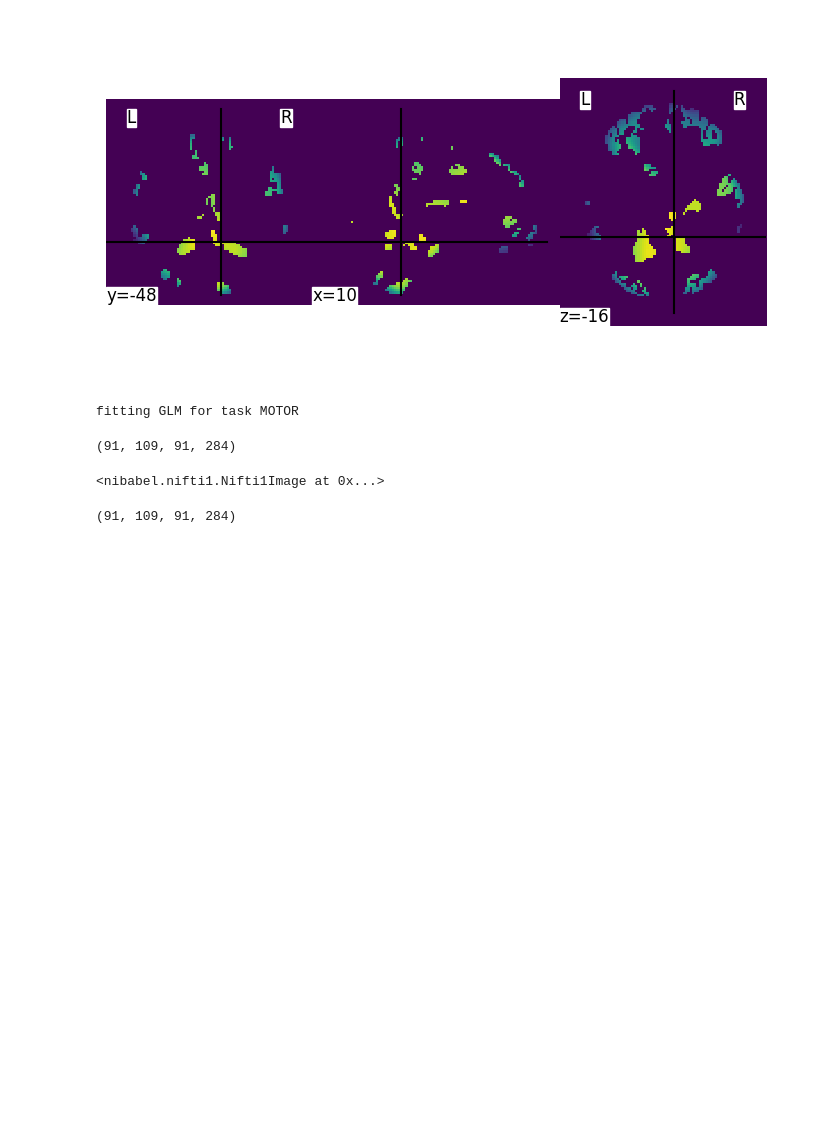
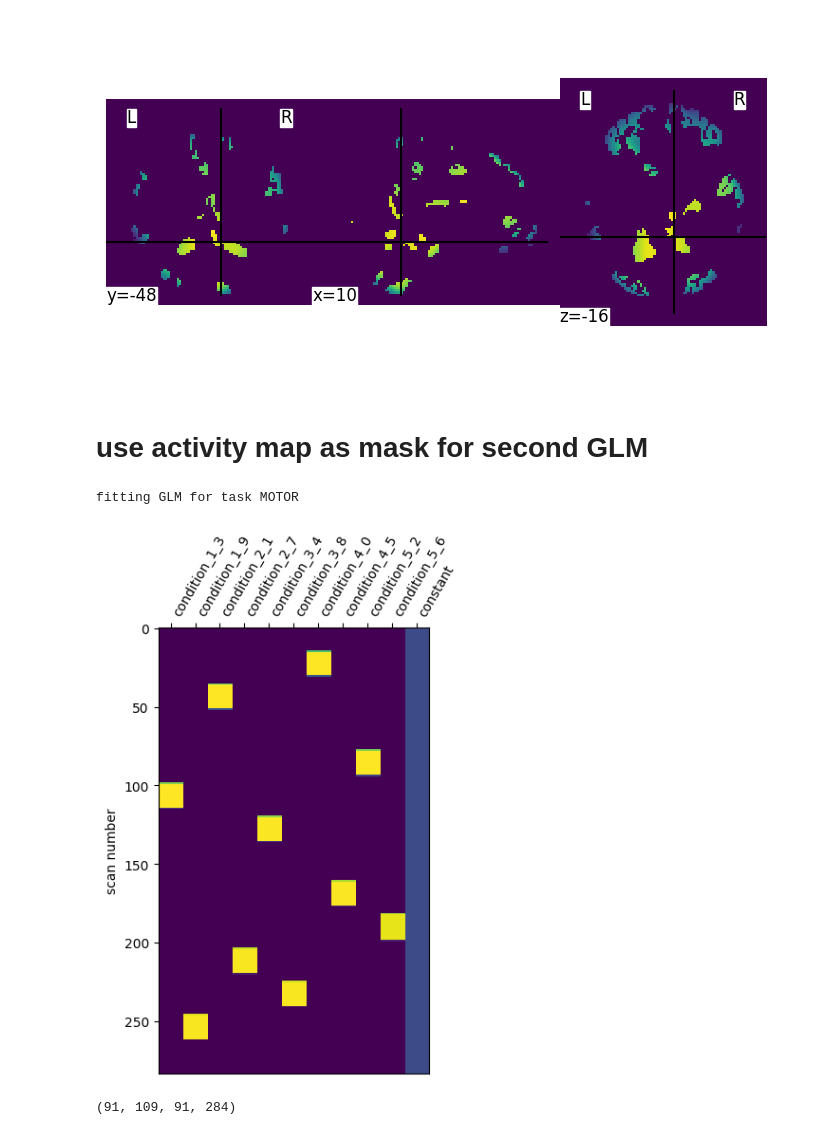
Before and after one commit to fedemengo/CS-433-ML4S, a Jupyter notebook: fedemengo_second_GLM.ipynb, the cells around one changed output. Saved outputs shown, nothing was run; the diff lists cells and outputs as text; code cells hidden in the pictures; blank space fills up the shorter version.

```diff
--- a/fedemengo_second_GLM.ipynb
+++ b/fedemengo_second_GLM.ipynb
@@ -54,7 +38,7 @@ fmri_glm = FirstLevelModel(
     mask_img=gm_mask,
     t_r=TR,
     noise_model="ar1",  # or ols
-    standardize=False,
+    standardize=True,
     hrf_model="spm",
     drift_model=None,  # not necessary, nuisance covariates have already been removed
 )
@@ -65,11 +49,6 @@ fmri_glm = fmri_glm.fit(fmri_vols, independent_events)
 
 design_matrix = fmri_glm.design_matrices_[0]
 
-fig, ax = plt.subplots(figsize=(4, 6))
-plot_design_matrix(design_matrix, ax=ax)
-plt.tight_layout()
-plt.show()
-
 n_regressors = design_matrix.shape[1]  # non usato per ora
 
 contrast_matrix = np.diag(np.ones(n_regressors))
@@ -134,6 +98,8 @@ plot_img(image.mean_img(active_img))
 # %% [output]
 <nilearn.plotting.displays._slicers.OrthoSlicer at 0x...>
 [figure]
+# %% [markdown]
+# use activity map as mask for second GLM
 # %%
 plain_design_glm = FirstLevelModel(
     mask_img=gm_mask,
@@ -157,8 +120,0 @@ results = plain_design_glm.results_[0]
-# %%
-fmri_vols.shape
-# %% [output]
-(91, 109, 91, 284)
-# %%
-plain_design_glm.residuals[0]
-# %% [output]
-<nibabel.nifti1.Nifti1Image at 0x...>
@@ -167,3 +121,10 @@ residual_img = plain_design_glm.residuals[0]
+# %%
+fig, ax = plt.subplots(figsize=(4, 6))
+plot_design_matrix(plain_design_matrix, ax=ax)
+plt.tight_layout()
+plt.show()
+# %% [output]
+[figure, added]
 # %%
 predicted = plain_design_glm.predicted[0]
 predicted_data = predicted.get_fdata()
```
Also changed, not shown: parts of 23 cells of this notebook, 3 other files.
